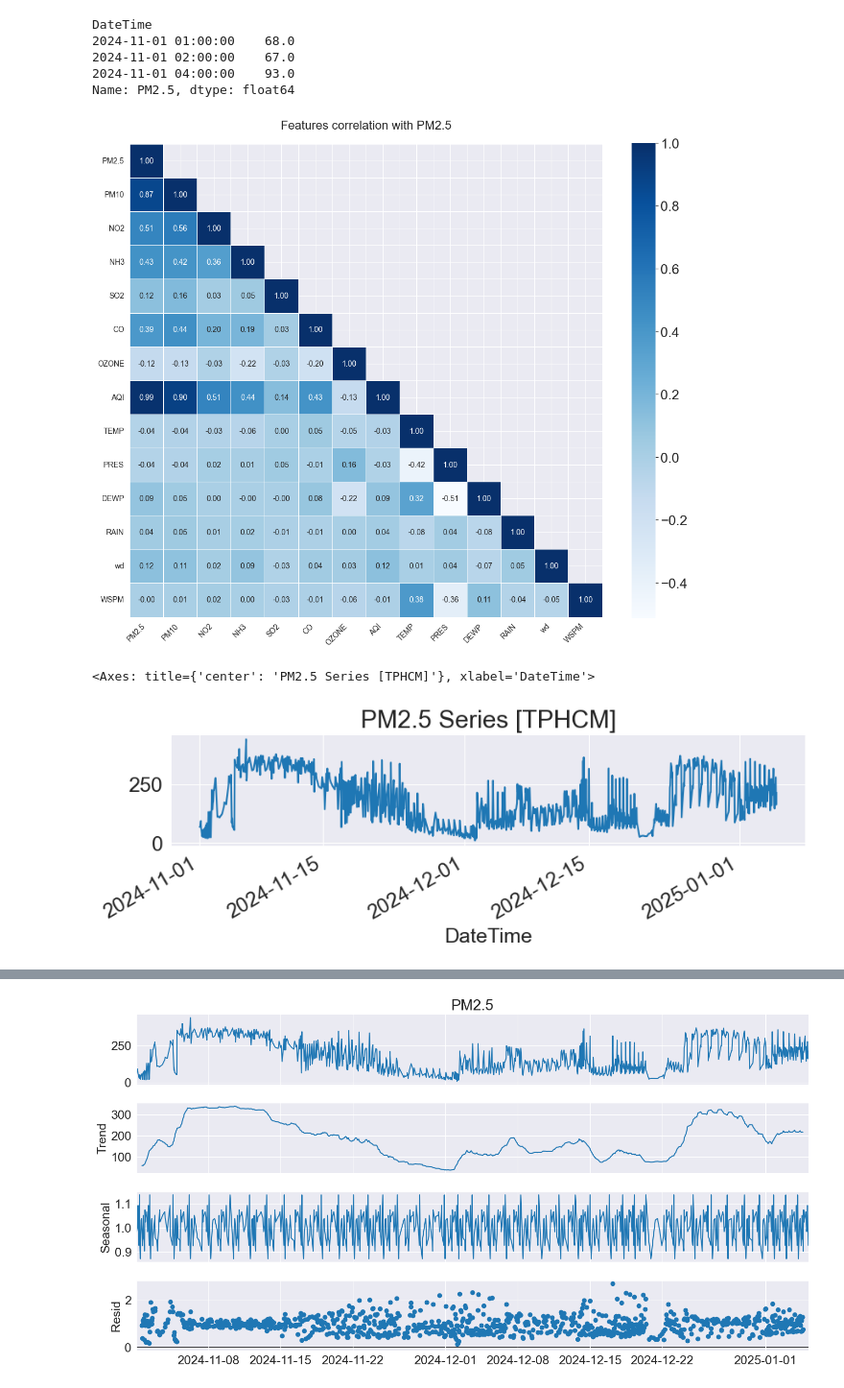
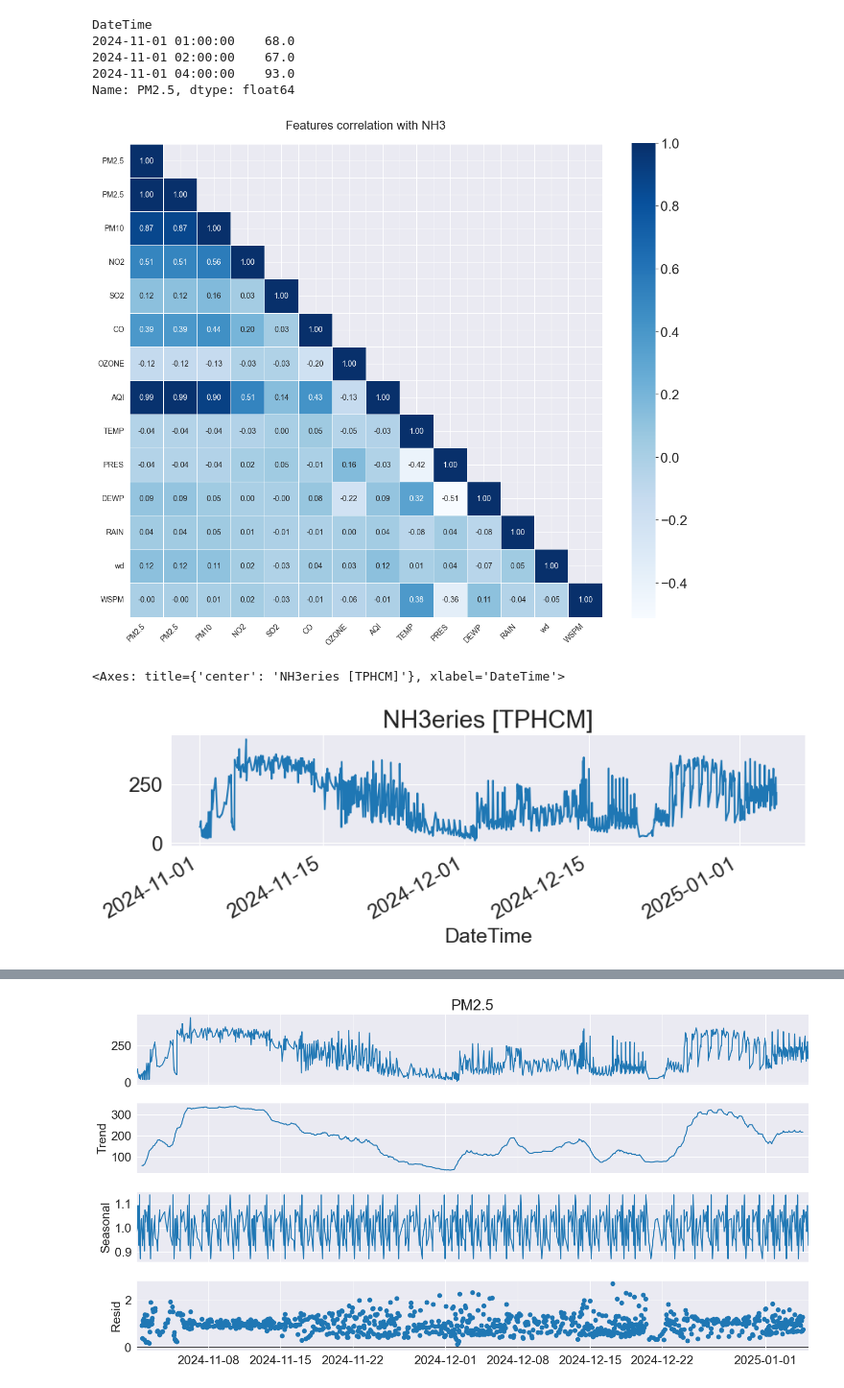
Before and after one commit to ThojTran/PPNC---Comparing-Machine-Learning-Models-for-AQI-Prediction-in-HCMC, a Jupyter notebook: PPNC.ipynb, the cells around one changed output, grey strips where cells are left out. Shown at 96% size. Drawn from its saved outputs; the diff is of its cells as text; code cells hidden in the pictures.

```diff
--- a/PPNC.ipynb
+++ b/PPNC.ipynb
@@ -266,7 +295,7 @@ def test_for_stationarity_single(series_data=None):
         print('Series is not stationary')
 
 
-def plot_corr(corr, title='Feature Correlations with PM2.5'):
+def plot_corr(corr, title='Feature Correlations with NH3'):
     # Tạo mask mới chỉ che phần trùng lặp phía trên đường chéo
     mask = np.triu(np.ones_like(corr, dtype=bool), k=1)  # k=1 để giữ lại đường chéo chính
 
@@ -294,7 +323,7 @@ def plot_corr(corr, title='Feature Correlations with PM2.5'):
     plt.tight_layout()
 
 
-def visualize_series_single(series_data=None, days=None, title='PM2.5 Pollutant AQI'):
+def visualize_series_single(series_data=None, days=None, title='NH3 Pollutant AQI'):
     if series_data is not None:
         if days is None:
             series_data.plot(title=title)
@@ -358,7 +387,7 @@ def predict_series_multivariate(testX_df, model=None, n_lags=24): # two weeks
         Xt = np.append(Xt[:,1:], yhat[0]).reshape(1,n_lags)
         # data.append(Xt)
 
-    predictions = pd.Series(predictions, index=testX_df.index, name='PM2.5')
+    predictions = pd.Series(predictions, index=testX_df.index, name='NH3')
     # return np.array(data), predictions
     return predictions
 # %% [markdown]
@@ -392,24 +420,24 @@ DateTime
 2024-11-01 04:00:00    93.0
 Name: PM2.5, dtype: float64
 # %%
-if 'PM2.5' in features_X.columns:
+if 'NH3' in features_X.columns:
     features_for_corr = features_X.copy()
-    # Loại bỏ PM2.5 khỏi features_X
-    features_for_corr = features_for_corr.drop(columns=['PM2.5'])
-    # Thêm lại PM2.5 vào đầu
+    # Loại bỏ NH3 khỏi features_X
+    features_for_corr = features_for_corr.drop(columns=['NH3'])
+    # Thêm lại NH3 vào đầu
     corr = pd.concat([y_pm25, features_for_corr], axis='columns').corr()
 else:
     corr = pd.concat([y_pm25, features_X], axis='columns').corr()
 
-plot_corr(corr, title='Features correlation with PM2.5')
+plot_corr(corr, title='Features correlation with NH3')
 # %% [output]
-[figure, old version]
+[figure, new version]
 # %%
 plt.figure(figsize=(10,2))
-y_pm25.plot(title='PM2.5 Series [TPHCM]')
+y_pm25.plot(title='NH3eries [TPHCM]')
 # %% [output]
-<Axes: title={'center': 'PM2.5 Series [TPHCM]'}, xlabel='DateTime'>
+<Axes: title={'center': 'NH3eries [TPHCM]'}, xlabel='DateTime'>
-[figure, old version]
+[figure, new version]
 # %%
 # Last 6 months (To understand pattern)
 plt.figure(figsize=(10,2))
```
Also changed, not shown: parts of 38 cells of this notebook, 1 other file.
